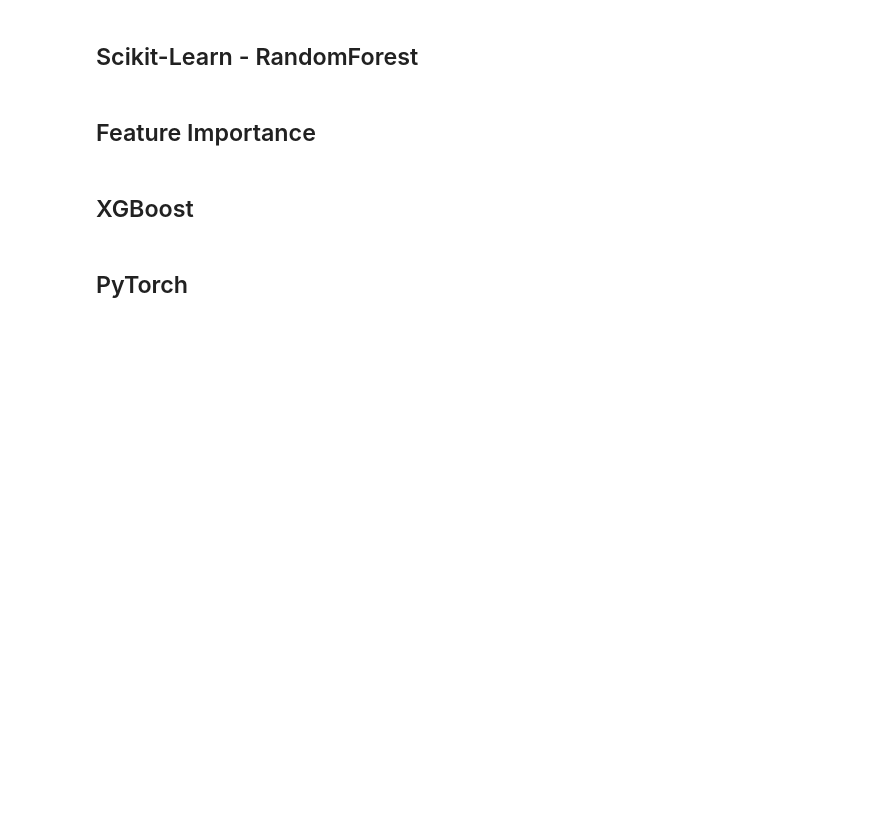
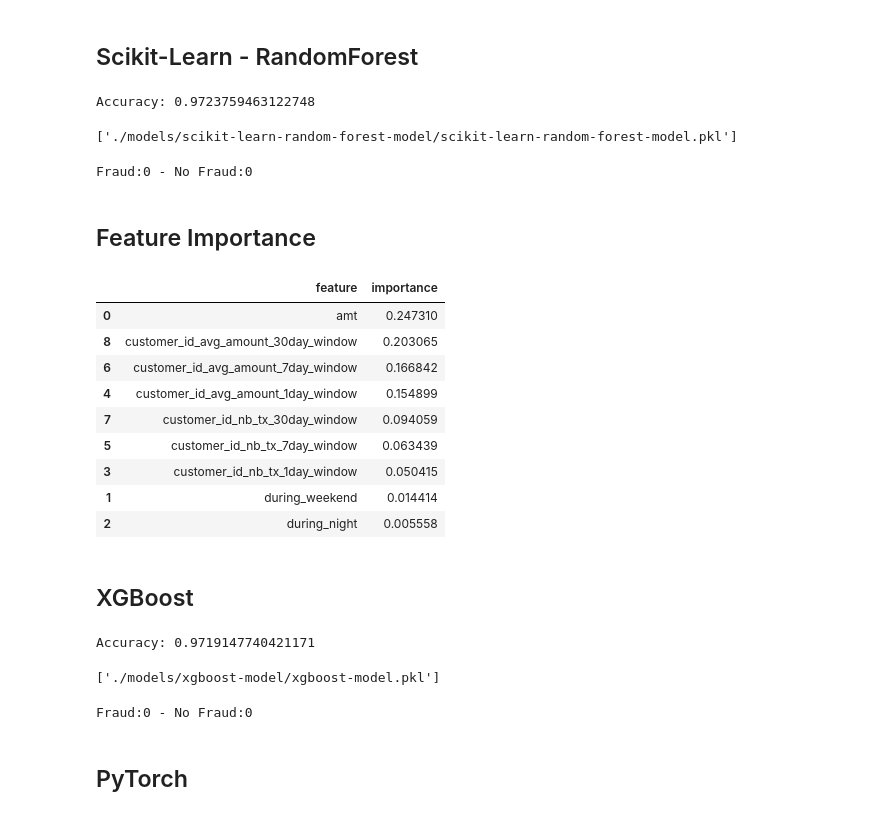
Before and after one commit to cgrodrigues/credit_card_synthetic_data, a Jupyter notebook: cc-demo-model-evaluation.ipynb, the cells around one changed output. Saved outputs shown, nothing was run; the diff lists cells and outputs as text; code cells hidden in the pictures; blank space fills up the shorter version.

```diff
--- a/cc-demo-model-evaluation.ipynb
+++ b/cc-demo-model-evaluation.ipynb
@@ -75,7 +73,7 @@ metadata = {
     'model_type':  'Scikit-Learn'
 }
 
-with open('./scikit-learn-random-forest-model/scikit-learn-random-forest-metadata.json', 'w') as metadata_file:
+with open('./models/scikit-learn-random-forest-model/scikit-learn-random-forest-metadata.json', 'w') as metadata_file:
     json.dump(metadata, metadata_file)
 
 
@@ -93,12 +91,15 @@ accuracy = accuracy_score(y_test, predictions)
 print(f'Accuracy: {accuracy}')
 
 # Save the trained model
-joblib.dump(clf, './scikit-learn-random-forest-model/scikit-learn-random-forest-model.pkl')
+joblib.dump(clf, './models/scikit-learn-random-forest-model/scikit-learn-random-forest-model.pkl')
+# %% [output]
+Accuracy: 0.9723759463122748
+['./models/scikit-learn-random-forest-model/scikit-learn-random-forest-model.pkl']
 # %%
 
-model = joblib.load('./scikit-learn-random-forest-model/scikit-learn-random-forest-model.pkl')
+model = joblib.load('./models/scikit-learn-random-forest-model/scikit-learn-random-forest-model.pkl')
 # Read the metadata file
-with open('./scikit-learn-random-forest-model/scikit-learn-random-forest-metadata.json', 'r') as metadata_file:
+with open('./models/scikit-learn-random-forest-model/scikit-learn-random-forest-metadata.json', 'r') as metadata_file:
     metadata = json.load(metadata_file)
 
 model_name = metadata['model_name']
@@ -116,12 +117,6 @@ new_record_fraud = pd.DataFrame(
             'customer_id_avg_amount_7day_window':[64.4855],
             'customer_id_nb_tx_30day_window':[82.0],
             'customer_id_avg_amount_30day_window':[59.64829268292683],
-            # 'terminal_id_nb_tx_1day_window':[43.0],
-            # 'terminal_id_risk_1day_window':[0.09302325581395349],
-            # 'terminal_id_nb_tx_7day_window':[233.0],
-            # 'terminal_id_risk_7day_window':[0.04721030042918455],
-            # 'terminal_id_nb_tx_30day_window':[1013.0],
-            # 'terminal_id_risk_30day_window':[0.03060217176702863]
             })
 
 # Define the new record -- No Fraud
@@ -135,12 +130,6 @@ new_record_no_fraud = pd.DataFrame(
             'customer_id_avg_amount_7day_window':[49.249],
             'customer_id_nb_tx_30day_window':[62.0],
             'customer_id_avg_amount_30day_window':[50.29],
-            # 'terminal_id_nb_tx_1day_window':[31.0],
-            # 'terminal_id_risk_1day_window':[0],
-            # 'terminal_id_nb_tx_7day_window':[252.0],
-            # 'terminal_id_risk_7day_window':[0.03571428571428571],
-            # 'terminal_id_nb_tx_30day_window':[1166.0],
-            # 'terminal_id_risk_30day_window':[0.0274442538593482]
             })
 
 
@@ -151,37 +140,50 @@ prediction_no_fraud = model.predict(new_record_no_fraud)[0]
 
 
 print (f"Fraud:{prediction_fraud} - No Fraud:{prediction_no_fraud}")
+# %% [output]
+Fraud:0 - No Fraud:0
 # %% [markdown]
 ## Feature Importance
 # %%
 # Get feature importances
-model = joblib.load('./scikit-learn-random-forest-model/scikit-learn-random-forest-model.pkl')
+model = joblib.load('./models/scikit-learn-random-forest-model/scikit-learn-random-forest-model.pkl')
 importances = model.feature_importances_
 
 # Separate features (F1, F2, F3) and target (TARGET)
 columns =  list(transactions_df.columns)
 
 # Entries you want to remove
 entries_to_remove = ['transaction_id',
                      'customer_id', 'bin', 'entry_mode',
                      'terminal_id', 'fraud',
                      'fraud_scenario',
                      'terminal_id_nb_tx_1day_window', 'terminal_id_risk_1day_window',
                         'terminal_id_nb_tx_7day_window', 'terminal_id_risk_7day_window',
                         'terminal_id_nb_tx_30day_window', 'terminal_id_risk_30day_window',
                         'post_ts'
                         ]
 
 # Remove the entries
 features = [col for col in columns if col not in entries_to_remove]
 
 # Convert the importances into a DataFrame
 feature_importance_df = pd.DataFrame({'feature': features, 'importance': importances})
 
 # Sort the DataFrame by importance
 feature_importance_df = feature_importance_df.sort_values(by='importance', ascending=False)
 
 feature_importance_df
+# %% [output]
+|  | feature | importance |
+| 0 | amt | 0.247310 |
+| 8 | customer_id_avg_amount_30day_window | 0.203065 |
+| 6 | customer_id_avg_amount_7day_window | 0.166842 |
+| 4 | customer_id_avg_amount_1day_window | 0.154899 |
+| 7 | customer_id_nb_tx_30day_window | 0.094059 |
+| 5 | customer_id_nb_tx_7day_window | 0.063439 |
+| 3 | customer_id_nb_tx_1day_window | 0.050415 |
+| 1 | during_weekend | 0.014414 |
+| 2 | during_night | 0.005558 |
 # %%
 features
 # %% [markdown]
@@ -233,7 +235,7 @@ metadata = {
     'model_type': 'XGBoost'
 }
 
-with open('./xgboost-model/xgboost-model-metadata.json', 'w') as metadata_file:
+with open('./models/xgboost-model/xgboost-model-metadata.json', 'w') as metadata_file:
     json.dump(metadata, metadata_file)
 
 # Initialize the XGBoost Classifier
@@ -250,12 +252,15 @@ accuracy = accuracy_score(y_test, predictions)
 print(f'Accuracy: {accuracy}')
 
 # Save the trained model
-joblib.dump(clf, './xgboost-model/xgboost-model.pkl')
+joblib.dump(clf, './models/xgboost-model/xgboost-model.pkl')
+# %% [output]
+Accuracy: 0.9719147740421171
+['./models/xgboost-model/xgboost-model.pkl']
 # %%
 
-model = joblib.load('./xgboost-model/xgboost-model.pkl')
+model = joblib.load('./models/xgboost-model/xgboost-model.pkl')
 # Read the metadata file
-with open('./xgboost-model/xgboost-model-metadata.json', 'r') as metadata_file:
+with open('./models/xgboost-model/xgboost-model-metadata.json', 'r') as metadata_file:
     metadata = json.load(metadata_file)
 
 model_name = metadata['model_name']
@@ -308,6 +313,8 @@ prediction_no_fraud = model.predict(new_record_no_fraud)[0]
 
 
 print (f"Fraud:{prediction_fraud} - No Fraud:{prediction_no_fraud}")
+# %% [output]
+Fraud:0 - No Fraud:0
 # %% [markdown]
 ## PyTorch
 # %%
```
Also changed, not shown: parts of 5 cells of this notebook, 3 other files.
